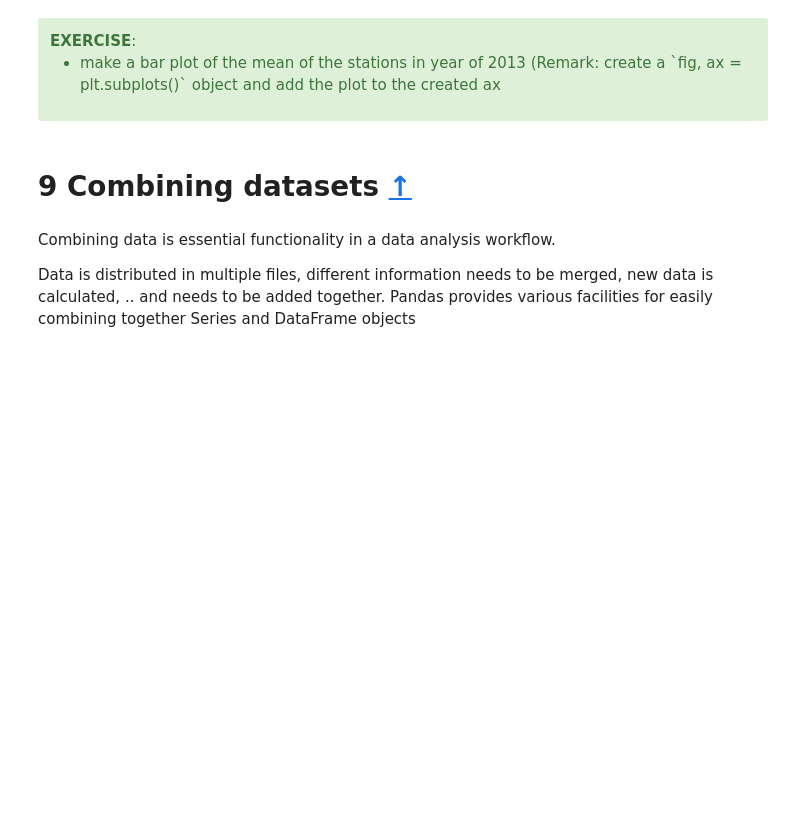
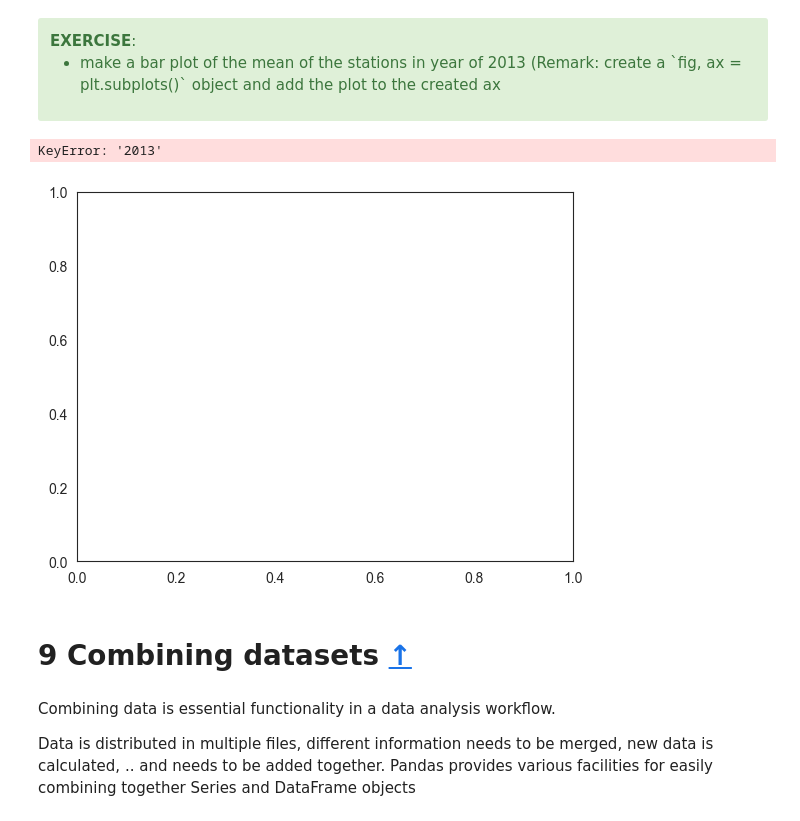
Before and after one commit to x-datascience-datacamp/datacamp-master, a Jupyter notebook: 01_pandas/01-pandas_overview.ipynb, the cells around one changed output. Saved outputs shown, nothing was run; the diff lists cells and outputs as text; code cells hidden in the pictures; blank space fills up the shorter version.

```diff
--- a/01_pandas/01-pandas_overview.ipynb
+++ b/01_pandas/01-pandas_overview.ipynb
@@ -835,6 +1614,14 @@ data.resample('A').mean().plot()
 </ul>
 
 </div>
+# %%
+# make a bar plot of the mean of the stations in year of 2013
+# create a `fig, ax = plt.subplots()` object and add the plot to the created ax
+fig, ax = plt.subplots()
+data['2013'].mean().plot(kind='bar', ax=ax)
+# %% [output]
+KeyError: '2013'
+[figure, added]
 # %% [markdown]
 # 9 Combining datasets <a class="anchor" id="combining"></a> [↑](#Table-of-contents)
 # %% [markdown]
```
Also changed, not shown: parts of 169 cells of this notebook.
